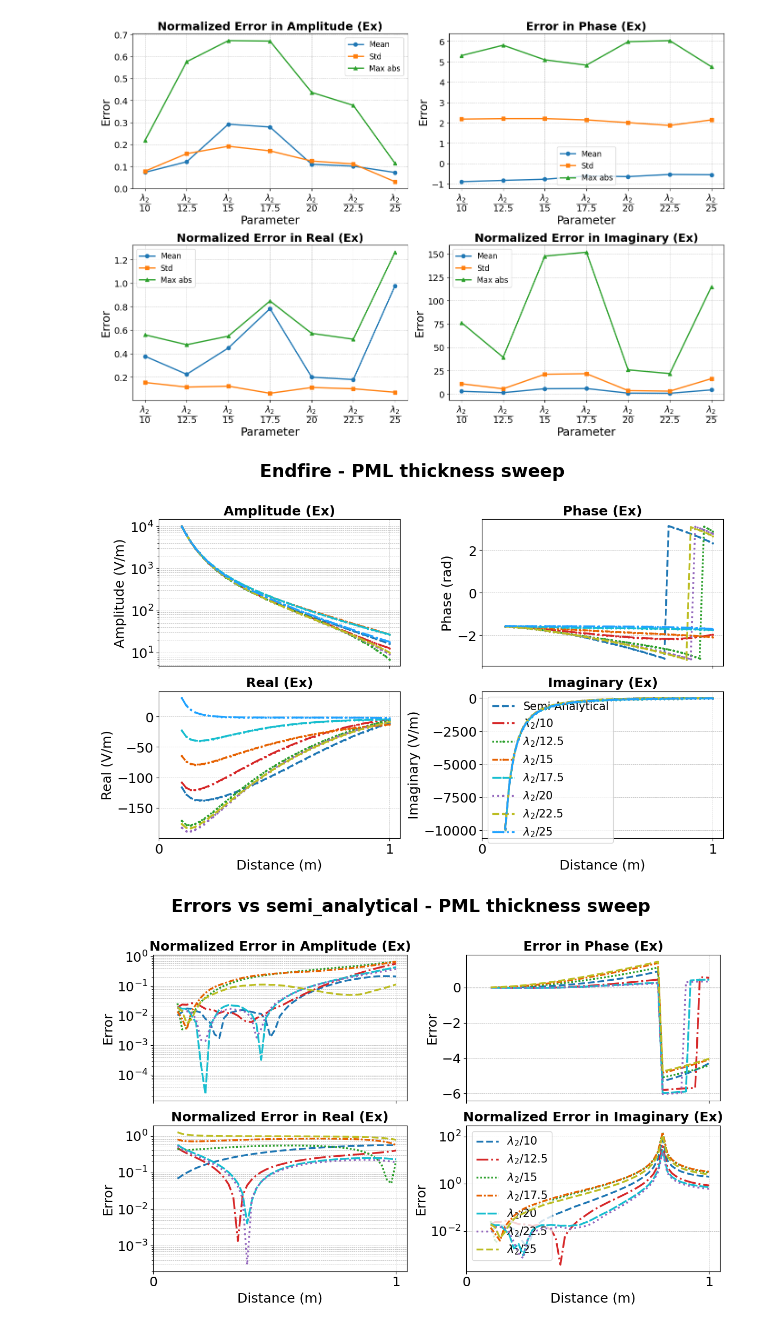
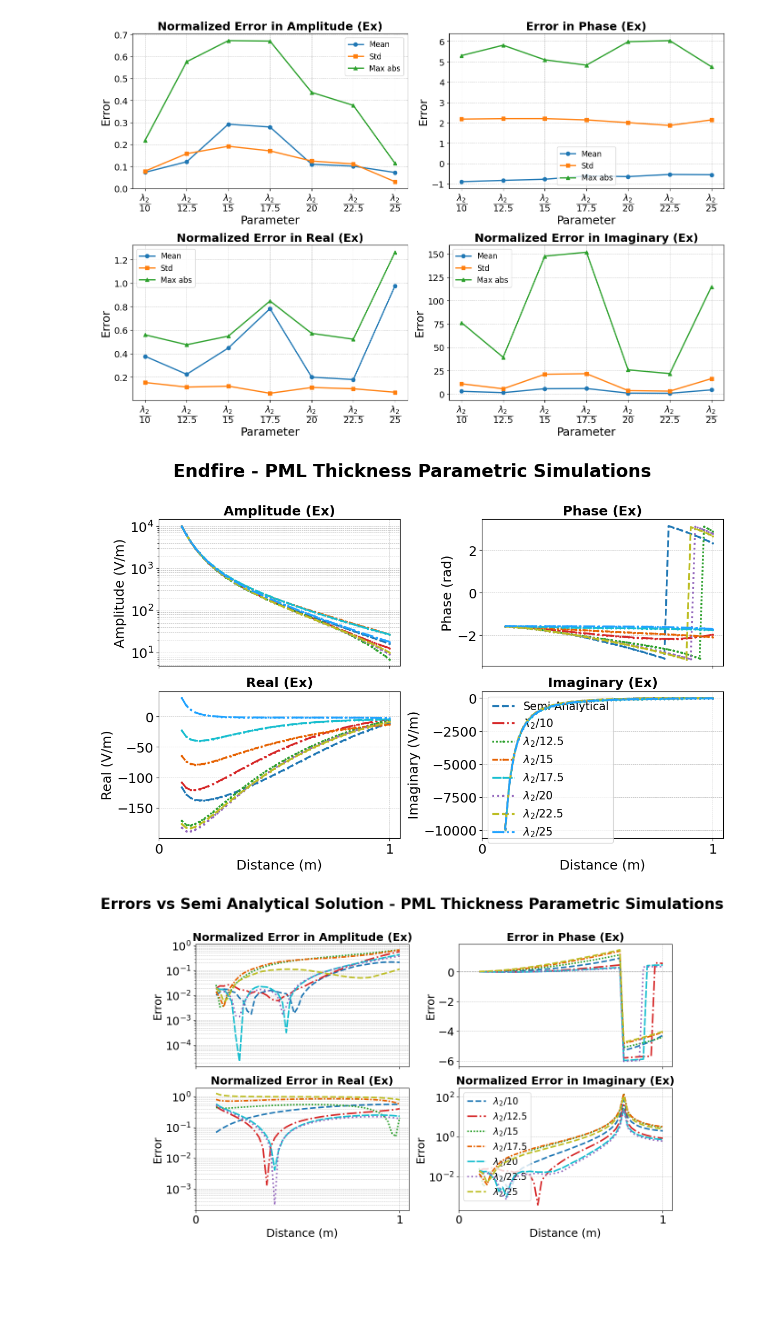
Before and after one commit to emsig/elfe3D_GPR, a Jupyter notebook: examples/03_two_layered_earth.ipynb, the cells around one changed output. Saved outputs shown, nothing was run; the diff lists cells and outputs as text; code cells hidden in the pictures; blank space fills up the shorter version.

```diff
--- a/examples/03_two_layered_earth.ipynb
+++ b/examples/03_two_layered_earth.ipynb
@@ -180,6 +176,5 @@ r : 0.100 - 1.000 m   (48 receivers)
 # %%
-# Two-layer Evert reference  (eps_r = 4 / 9)
-ANALYTICAL_DIR = r'F:\Projects\EMGeoInversion\elfe3D_GPR\data\data_semi_analytical'
+ANALYTICAL_DIR = (Path("..") / "data"/ "data_semi_analytical").resolve()    # Directory for where to find the analytical reference data.
 
 semi_analytical = AnalyticalLoader(
     os.path.join(ANALYTICAL_DIR, 'Exx_single_freq_4_9_100MHz_NR.csv'),
@@ -219,9 +212,0 @@ ErrorHistogramPlot([ef], reference=semi_analytical).plot(suptitle="Error distrib
-# %%
-qty_names = ['Amplitude', 'Phase', 'Real', 'Imaginary']
-print(f'\n── {ef.label} ──')
-for qi, name in enumerate(qty_names):
-    err = field_error(semi_analytical, ef, qi)
-    m, s, mx = error_stats(err)
-    scale, unit = (100, '%') if qi != 1 else (1, 'rad')
-    print(f'  {name:12s}:  mean={m*scale:.3f}{unit}  '
-          f'std={s*scale:.3f}{unit}  max={mx*scale:.3f}{unit}')
@@ -305,7 +295,5 @@ Receiver antenna depth: -7.5e-05 m
 # %%
-# ── write inputs, mesh and solve each sweep case ───────────────────────────
-# Comment out once the runs are done; re-run only to regenerate.
-for s in sweep_surveys:
+for s in simulations_list:
     print(f'\n>>> {s.io.experiment_name}')
     s.generate()
     run_tetgen(paths, s.io.poly_file)
@@ -333,13 +323,13 @@ Done in 262.4s
 # %%
-sweep_datasets = []
-for s, d in zip(sweep_surveys, denoms):
+simulation_datasets = []
+for s, f in zip(simulations_list, pml_thickness_factors):
     result_txt = s.io.output_dir / 'electric_fields_receiver_line.txt'
     ds = ElfeLoader(
         filepath    = str(result_txt),
-        label       = rf'$\lambda_2/{d}$',
+        label       = rf'$\lambda_2/{f}$',
         num_endfire = 48,
     ).endfire()
-    sweep_datasets.append(ds)
+    simulation_datasets.append(ds)
 
-print(f'Loaded {len(sweep_datasets)} sweep datasets')
+print(f'Loaded {len(simulation_datasets)} simulation datasets')
 # %% [output]
@@ -357,9 +347,8 @@ ErrorStatPlot(
 [figure]
 [figure]
 # %%
-# All sweep runs on one comparison and one error plot
-ReceiverLinePlot([semi_analytical] + sweep_datasets).plot(suptitle='Endfire - PML thickness sweep')
-ReceiverLineErrorPlot(sweep_datasets, reference=semi_analytical).plot(suptitle='Errors vs semi_analytical - PML thickness sweep')
+ReceiverLinePlot([semi_analytical] + simulation_datasets).plot(suptitle='Endfire - PML Thickness Parametric Simulations')
+ReceiverLineErrorPlot(simulation_datasets, reference=semi_analytical).plot(suptitle='Errors vs Semi Analytical Solution - PML Thickness Parametric Simulations')
 # %% [output]
-[figure, old version]
+[figure, new version]
-[figure, old version]
+[figure, new version]
```
Also changed, not shown: parts of 31 cells of this notebook, 9 other files.
